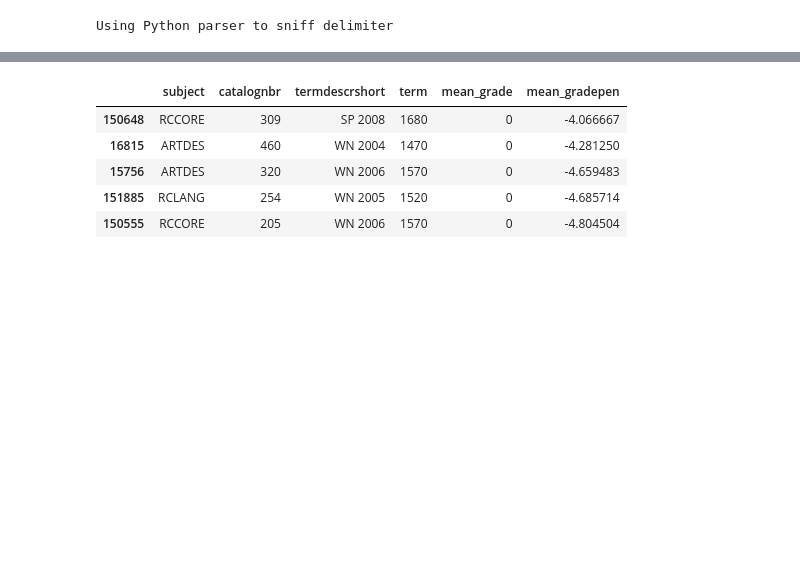
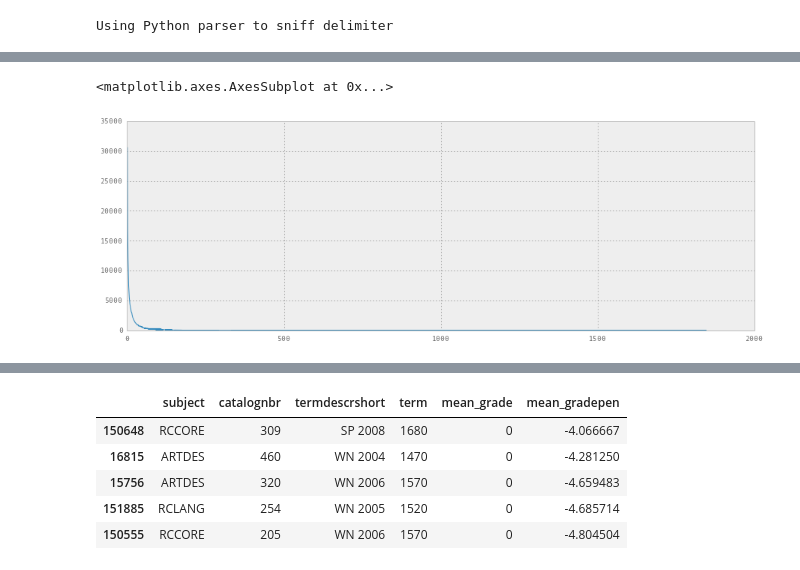
Before and after one commit to mkowshik/scaling-tribble, a Jupyter notebook: REBUILD DATA scripts/Course by term.ipynb, the cells around one changed output, grey strips where cells are left out. Saved outputs shown, nothing was run; the diff lists cells and outputs as text; code cells hidden in the pictures; blank space fills up the shorter version.

```diff
--- a/REBUILD DATA scripts/Course by term.ipynb
+++ b/REBUILD DATA scripts/Course by term.ipynb
@@ -30,0 +27,5 @@ Name: 0, dtype: object
+# %%
+data['total_students'].value_counts().plot()
+# %% [output]
+<matplotlib.axes.AxesSubplot at 0x...>
+[figure, added]
```
Also changed, not shown: parts of 14 cells of this notebook, 3 other files.
